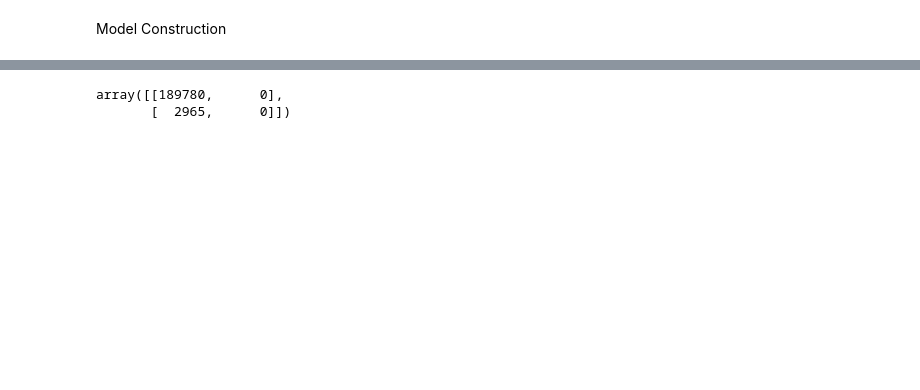
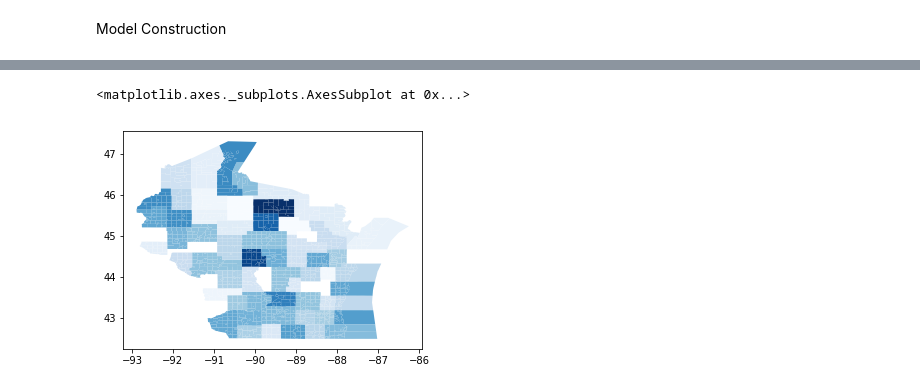
Before and after one commit to JasonChan07/police_stops, a Jupyter notebook: WI Police Stops.ipynb, the cells around one changed output, grey strips where cells are left out. Saved outputs shown, nothing was run; the diff lists cells and outputs as text; code cells hidden in the pictures; blank space fills up the shorter version.

```diff
--- a/WI Police Stops.ipynb
+++ b/WI Police Stops.ipynb
@@ -262,18 +244,0 @@ array([[189821,      0],
-# %%
-# XGboost
-from xgboost import XGBClassifier
-
-# model
-xg_model = XGBClassifier()
-
-# fit model
-xg_fit = xg_model.fit(train_x, train_y)
-
-# predicitons
-xg_preds =xg_fit.predict(test_x)
-
-# confusion matrix
-confusion_matrix(test_y, xg_preds)
-# %% [output]
-array([[189780,      0],
-       [  2965,      0]])
@@ -279,0 +281,34 @@ array([[189780,      0],
+# %%
+# Geopandas visualization
+import geopandas as gpd
+
+# read in shape file
+map_df = gpd.read_file('tl_2015_55_cousub.shp')
+# read in counties file
+counties_num = pd.read_csv('WI_counties.csv')
+
+map_df['county_id'] = map_df['COUNTYFP'].astype(int)
+
+# merge counties_seg and WI_counties, obtaining numerical identifiers for each county
+wi_counties = pd.merge(counties_num, county_seg, how = 'inner', on = 'county')
+
+# change county_id type to int
+wi_counties['county_id'] = wi_counties['county_id'].astype(int)
+
+# drop unnecessary columns
+map_df = map_df[['county_id', 'geometry']]
+
+# merge wi_counties with shape dataframe
+merged = pd.merge(map_df, wi_counties, on = 'county_id', how = 'left')
+
+# rename segregation column
+merged.rename(columns={'segregation':'seg_index'}, inplace=True)
+
+# remove all rows with NaNs
+merged = merged.dropna()
+
+# create chloropeth
+merged.plot(column = 'stop_rates', cmap = 'Blues', linewidth = 0.8)
+# %% [output]
+<matplotlib.axes._subplots.AxesSubplot at 0x...>
+[figure, added]
```
Also changed, not shown: parts of 7 cells of this notebook.
